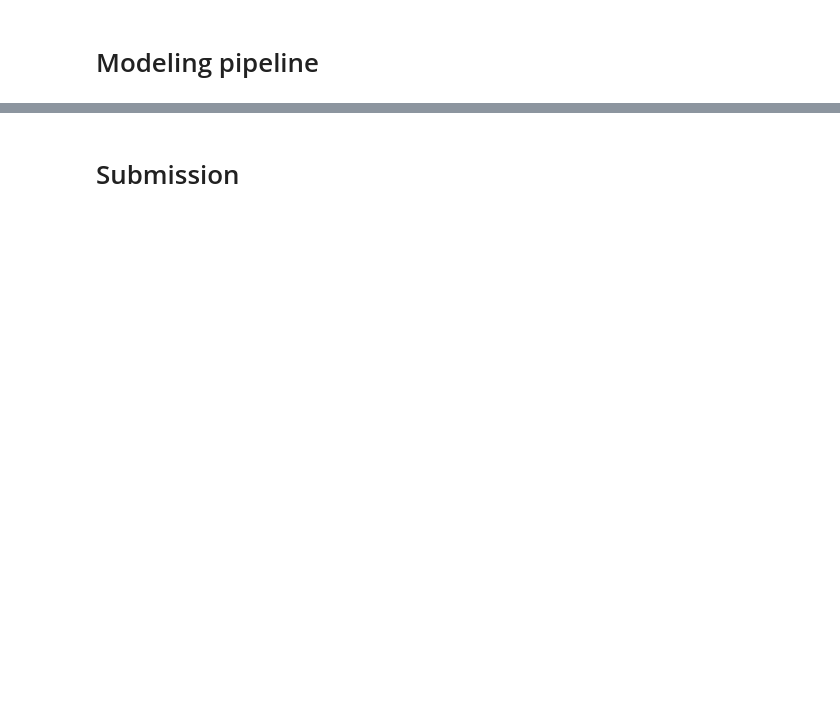
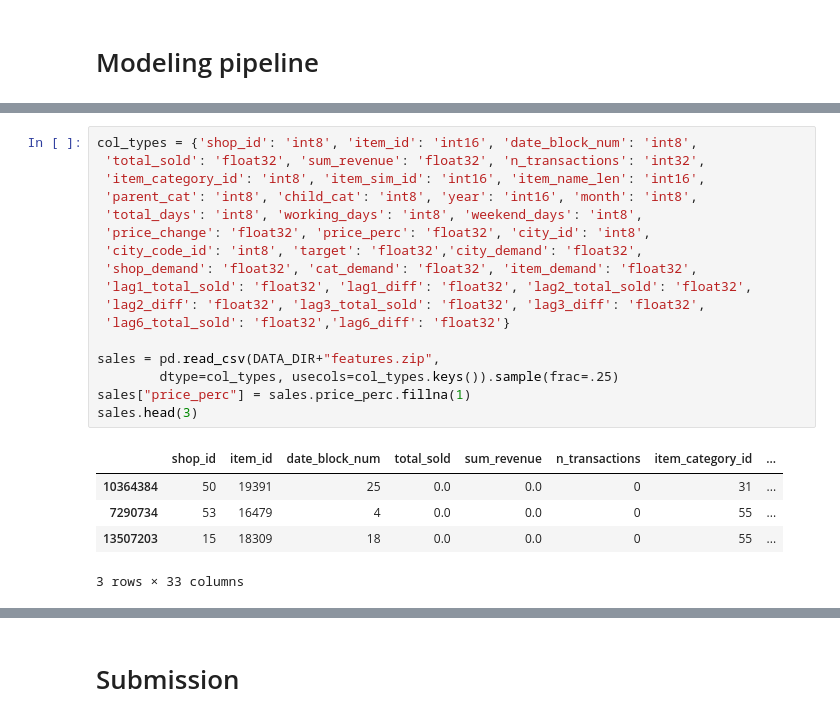
Before and after one commit to fridrichmrtn/hse-advanced-machine-learning, a Jupyter notebook: 02_competitive_data_science/wk06/final_project.ipynb, the cells around one changed output, grey strips where cells are left out. Cells and saved outputs as stored; diff of their text form; blank space fills up the shorter version.

```diff
--- a/02_competitive_data_science/wk06/final_project.ipynb
+++ b/02_competitive_data_science/wk06/final_project.ipynb
@@ -232,0 +264,23 @@ test_rsme = np.mean((gbm.predict(test.loc[:,features])-test.loc[:,"target"])**2)
+# %%
+col_types = {'shop_id': 'int8', 'item_id': 'int16', 'date_block_num': 'int8',
+ 'total_sold': 'float32', 'sum_revenue': 'float32', 'n_transactions': 'int32',
+ 'item_category_id': 'int8', 'item_sim_id': 'int16', 'item_name_len': 'int16',
+ 'parent_cat': 'int8', 'child_cat': 'int8', 'year': 'int16', 'month': 'int8',
+ 'total_days': 'int8', 'working_days': 'int8', 'weekend_days': 'int8',
+ 'price_change': 'float32', 'price_perc': 'float32', 'city_id': 'int8',
+ 'city_code_id': 'int8', 'target': 'float32','city_demand': 'float32',
+ 'shop_demand': 'float32', 'cat_demand': 'float32', 'item_demand': 'float32',
+ 'lag1_total_sold': 'float32', 'lag1_diff': 'float32', 'lag2_total_sold': 'float32',
+ 'lag2_diff': 'float32', 'lag3_total_sold': 'float32', 'lag3_diff': 'float32',
+ 'lag6_total_sold': 'float32','lag6_diff': 'float32'}
+
+sales = pd.read_csv(DATA_DIR+"features.zip",
+        dtype=col_types, usecols=col_types.keys()).sample(frac=.25)
+sales["price_perc"] = sales.price_perc.fillna(1)
+sales.head(3)
+# %% [output]
+|  | shop_id | item_id | date_block_num | total_sold | sum_revenue | n_transactions | item_category_id | ... |
+| 10364384 | 50 | 19391 | 25 | 0.0 | 0.0 | 0 | 31 | ... |
+| 7290734 | 53 | 16479 | 4 | 0.0 | 0.0 | 0 | 55 | ... |
+| 13507203 | 15 | 18309 | 18 | 0.0 | 0.0 | 0 | 55 | ... |
+3 rows × 33 columns
```
Also changed, not shown: parts of 32 cells of this notebook, 1 other file.
